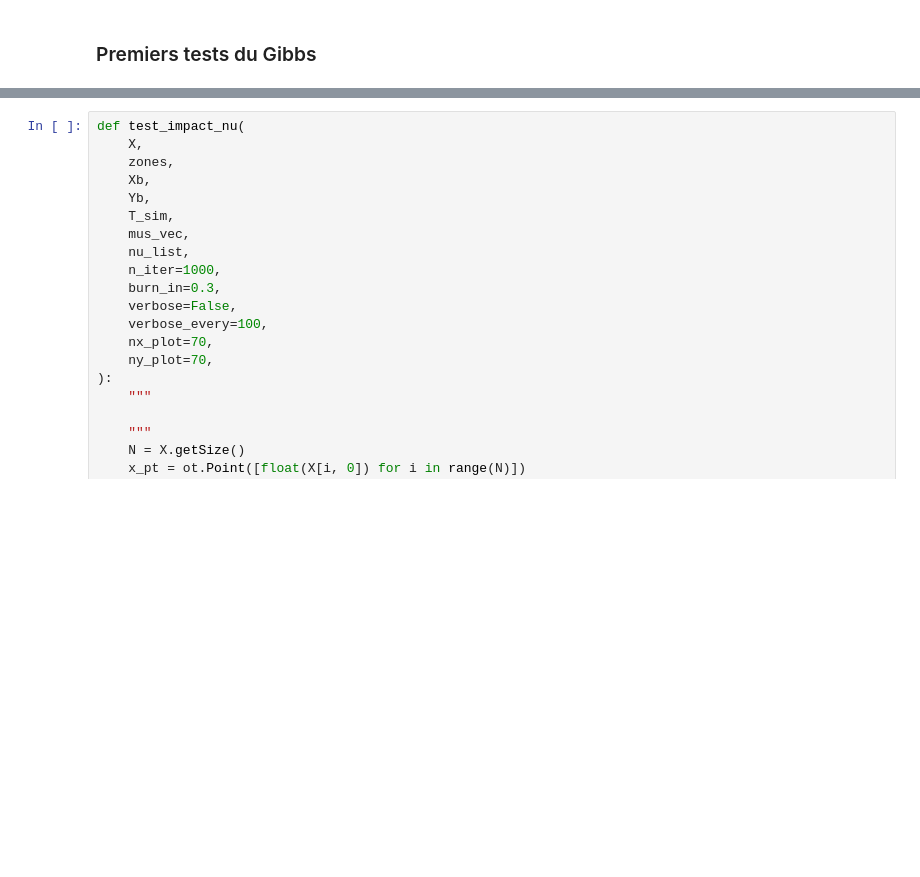
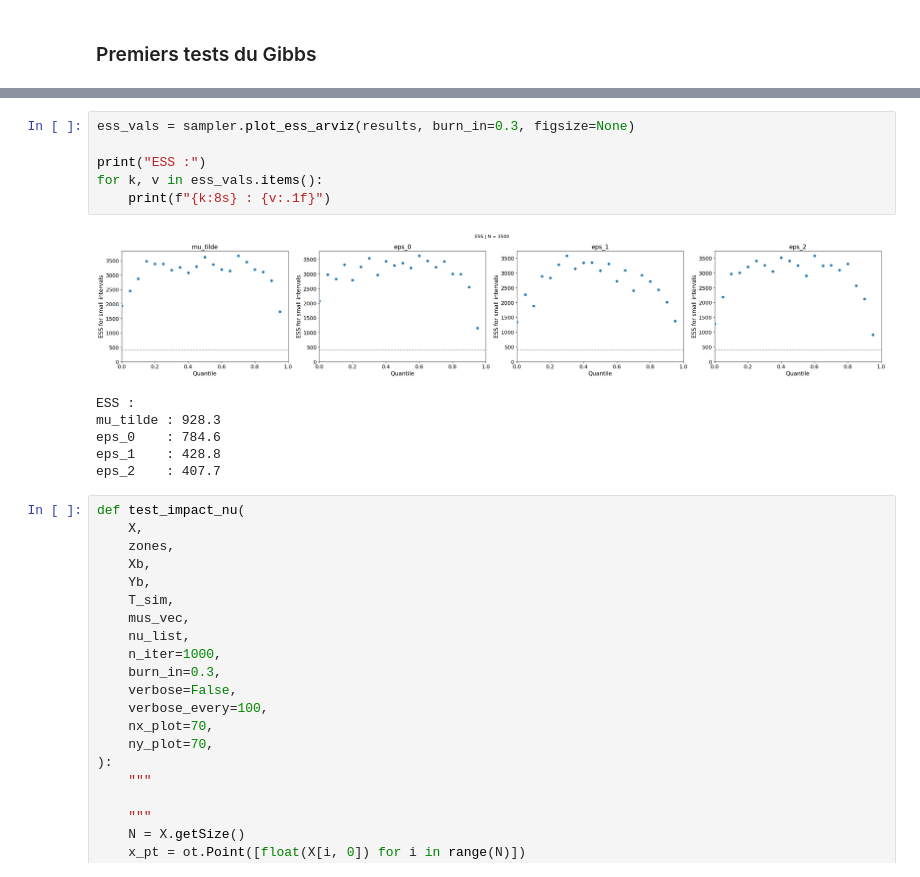
Before and after one commit to IbraSey/phdseydi, a Jupyter notebook: spatial_density_estimation/gp_spatial/brouillon_gp_spatial.ipynb, the cells around one changed output, grey strips where cells are left out. Saved outputs shown, nothing was run; the diff lists cells and outputs as text; blank space fills up the shorter version.

```diff
--- a/spatial_density_estimation/gp_spatial/brouillon_gp_spatial.ipynb
+++ b/spatial_density_estimation/gp_spatial/brouillon_gp_spatial.ipynb
@@ -1227,3 +1364,16 @@ eps_hat     = [2.38207196]
+# %%
+ess_vals = sampler.plot_ess_arviz(results, burn_in=0.3, figsize=None)
+
+print("ESS :")
+for k, v in ess_vals.items():
+    print(f"{k:8s} : {v:.1f}")
+# %% [output]
+[figure, added]
+ESS :
+mu_tilde : 928.3
+eps_0    : 784.6
+eps_1    : 428.8
+eps_2    : 407.7
 # %%
 def test_impact_nu(
     X,
```
Also changed, not shown: parts of 13 cells of this notebook, 2 other files.
